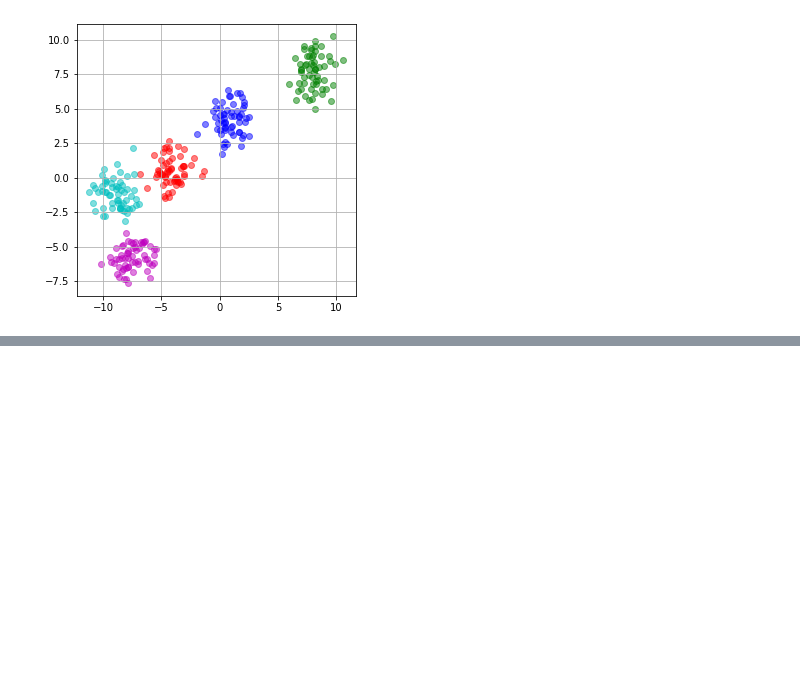
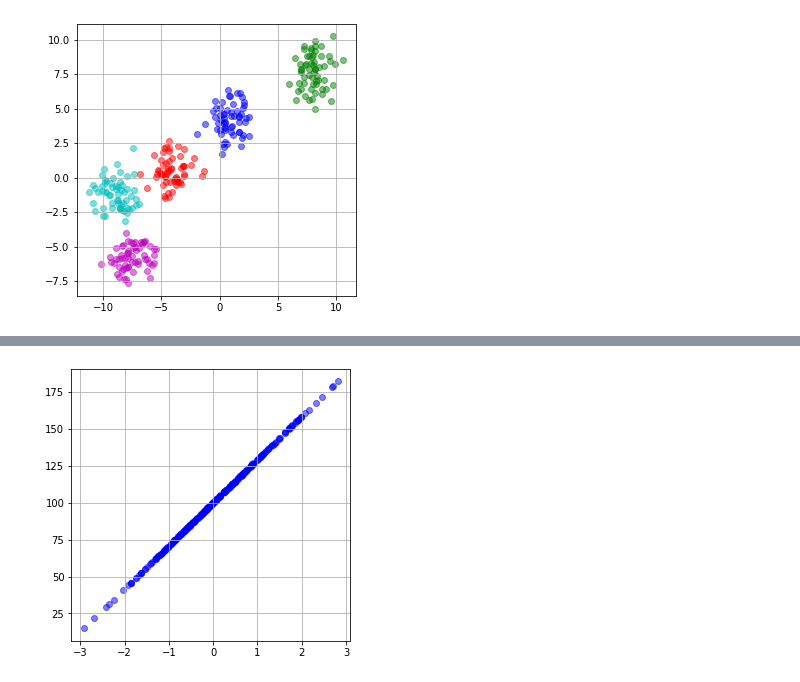
Before and after one commit to Hibi5/Hibi5.github.io, a Jupyter notebook: MLTest2.ipynb, the cells around one changed output, grey strips where cells are left out. Cells and saved outputs as stored; diff of their text form; code cells hidden in the pictures; blank space fills up the shorter version.

```diff
--- a/MLTest2.ipynb
+++ b/MLTest2.ipynb
@@ -38,0 +125,24 @@ plt.show()
+# %%
+from sklearn.datasets import make_regression
+import pandas as pd
+
+%matplotlib inline
+import matplotlib.pyplot as plt
+
+X, y = make_regression(
+    random_state=3,
+    n_features=1,
+    noise=0,
+    bias=100,
+    n_samples=300)
+
+# データフレームを作り
+df = pd.DataFrame(X)
+
+# 「特徴量0」と「y」で、散布図を描画
+plt.figure(figsize=(5, 5))
+plt.scatter(df[0], y, color="b", alpha=0.5)
+plt.grid()
+plt.show()
+# %% [output]
+[figure, added]
```
Also changed, not shown: parts of 4 cells of this notebook.
